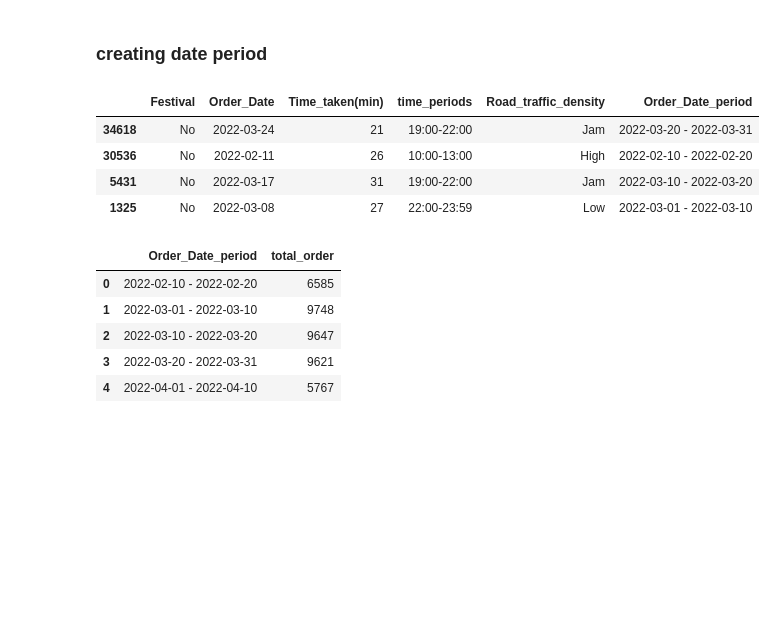
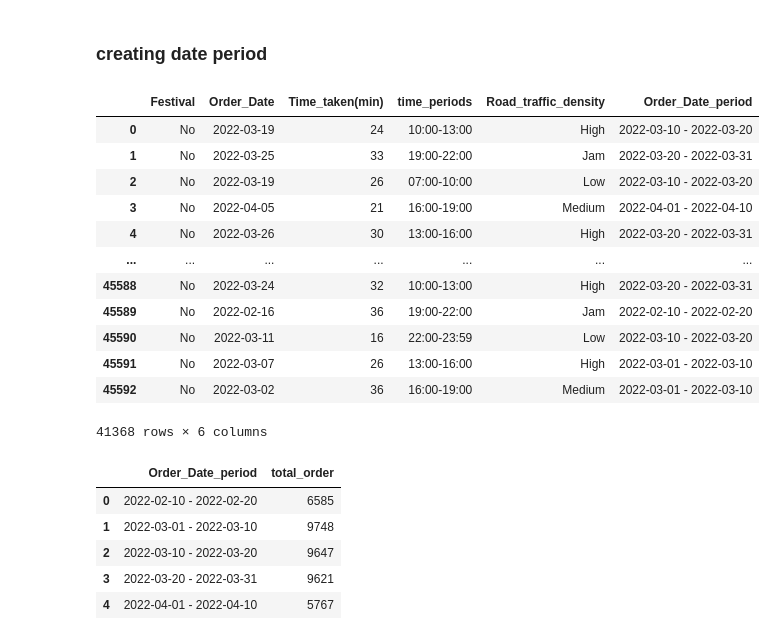
Before and after one commit to Esmaeil-Mashhadi/streamlit_dataVisualization, a Jupyter notebook: dataCleaning.ipynb, the cells around one changed output. Cells and saved outputs as stored; diff of their text form; code cells hidden in the pictures; blank space fills up the shorter version.

```diff
--- a/dataCleaning.ipynb
+++ b/dataCleaning.ipynb
@@ -344,38 +346,48 @@ date_bins = [
 labels = [
     '2022-02-01 - 2022-02-10', #1
     '2022-02-10 - 2022-02-20', #2
     '2022-02-20 - 2022-02-28', #3
     '2022-03-01 - 2022-03-10', #4
     '2022-03-10 - 2022-03-20', #5
     '2022-03-20 - 2022-03-31', #6
     '2022-04-01 - 2022-04-10', #7
     '2022-04-10 - 2022-04-20', #8
     '2022-04-20 - 2022-04-30', #9
     '2022-04-30 - 2022-05-01' #10
 ]
 
 def create_periods(x):
     for i in range(len(date_bins) -1) :
         if date_bins[i]<= x <= date_bins[i+1]:
             return labels[i]
 
 date_df.loc[: , 'Order_Date_period'] = date_df['Order_Date'].apply(create_periods)
-date_df.to_csv('.//data/visualizations_df/date_df.csv')
+date_df.to_csv('./data/visualizations_df/date_df.csv' , index=False)
 date_df.sample(frac=.0001)
 
 # points :  for larger date range we can create date range and pd.cut
 # start_date = pd.to_datetime('2022-02-01')
 # end_date = pd.to_datetime('2022-02-28')
 
 # date_bins = pd.date_range(start=start_date , end=end_date, freq='10D')
 # date_bins
 # labels =[f"{date_bins[i].stfrtime('%y-%m-%d')}- {date_bins[i+1].strftime('%y-%m-%d')}" for i in range(len(date_bins)-1)]
+
+date_df
 # %% [output]
 |  | Festival | Order_Date | Time_taken(min) | time_periods | Road_traffic_density | Order_Date_period |
-| 34618 | No | 2022-03-24 | 21 | 19:00-22:00 | Jam | 2022-03-20 - 2022-03-31 |
-| 30536 | No | 2022-02-11 | 26 | 10:00-13:00 | High | 2022-02-10 - 2022-02-20 |
-| 5431 | No | 2022-03-17 | 31 | 19:00-22:00 | Jam | 2022-03-10 - 2022-03-20 |
-| 1325 | No | 2022-03-08 | 27 | 22:00-23:59 | Low | 2022-03-01 - 2022-03-10 |
+| 0 | No | 2022-03-19 | 24 | 10:00-13:00 | High | 2022-03-10 - 2022-03-20 |
+| 1 | No | 2022-03-25 | 33 | 19:00-22:00 | Jam | 2022-03-20 - 2022-03-31 |
+| 2 | No | 2022-03-19 | 26 | 07:00-10:00 | Low | 2022-03-10 - 2022-03-20 |
+| 3 | No | 2022-04-05 | 21 | 16:00-19:00 | Medium | 2022-04-01 - 2022-04-10 |
+| 4 | No | 2022-03-26 | 30 | 13:00-16:00 | High | 2022-03-20 - 2022-03-31 |
+| ... | ... | ... | ... | ... | ... | ... |
+| 45588 | No | 2022-03-24 | 32 | 10:00-13:00 | High | 2022-03-20 - 2022-03-31 |
+| 45589 | No | 2022-02-16 | 36 | 19:00-22:00 | Jam | 2022-02-10 - 2022-02-20 |
+| 45590 | No | 2022-03-11 | 16 | 22:00-23:59 | Low | 2022-03-10 - 2022-03-20 |
+| 45591 | No | 2022-03-07 | 26 | 13:00-16:00 | High | 2022-03-01 - 2022-03-10 |
+| 45592 | No | 2022-03-02 | 36 | 16:00-19:00 | Medium | 2022-03-01 - 2022-03-10 |
+41368 rows × 6 columns
 # %%
 group_date = date_df.groupby('Order_Date_period').size().reset_index(name='total_order')
 group_date
```
Also changed, not shown: parts of 3 cells of this notebook, 7 other files.
